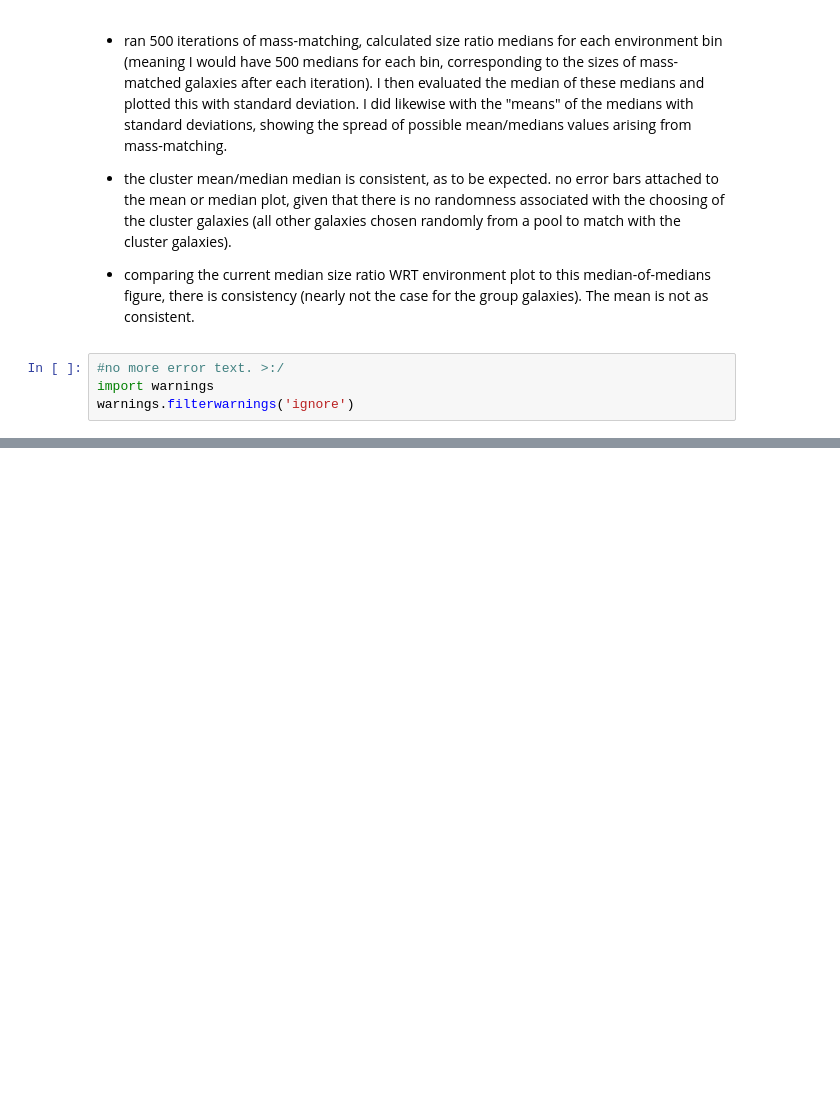
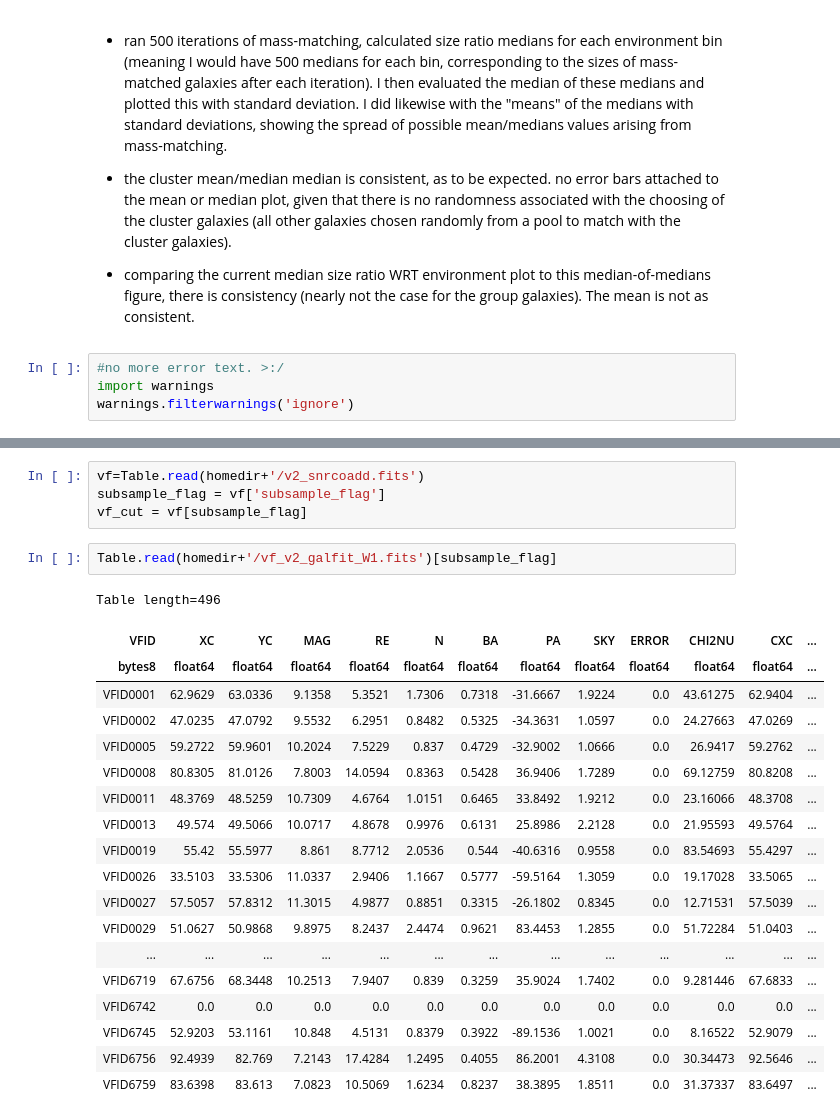
Before and after one commit to Kyssuber/research, a Jupyter notebook: data_analysis/virgowise_plots.ipynb, the cells around one changed output, grey strips where cells are left out. Cells and saved outputs as stored; diff of their text form; blank space fills up the shorter version.

```diff
--- a/data_analysis/virgowise_plots.ipynb
+++ b/data_analysis/virgowise_plots.ipynb
@@ -415 +414,27 @@ Did likewise for WISESize, but number of galaxies in each bin found by calculati
 <Figure size 640x480 with 0 Axes>
+# %%
+vf=Table.read(homedir+'/v2_snrcoadd.fits')
+subsample_flag = vf['subsample_flag']
+vf_cut = vf[subsample_flag]
+# %%
+Table.read(homedir+'/vf_v2_galfit_W1.fits')[subsample_flag]
+# %% [output]
+Table length=496
+| VFID | XC | YC | MAG | RE | N | BA | PA | SKY | ERROR | CHI2NU | CXC | ... |
+| bytes8 | float64 | float64 | float64 | float64 | float64 | float64 | float64 | float64 | float64 | float64 | float64 | ... |
+| VFID0001 | 62.9629 | 63.0336 | 9.1358 | 5.3521 | 1.7306 | 0.7318 | -31.6667 | 1.9224 | 0.0 | 43.61275 | 62.9404 | ... |
+| VFID0002 | 47.0235 | 47.0792 | 9.5532 | 6.2951 | 0.8482 | 0.5325 | -34.3631 | 1.0597 | 0.0 | 24.27663 | 47.0269 | ... |
+| VFID0005 | 59.2722 | 59.9601 | 10.2024 | 7.5229 | 0.837 | 0.4729 | -32.9002 | 1.0666 | 0.0 | 26.9417 | 59.2762 | ... |
+| VFID0008 | 80.8305 | 81.0126 | 7.8003 | 14.0594 | 0.8363 | 0.5428 | 36.9406 | 1.7289 | 0.0 | 69.12759 | 80.8208 | ... |
+| VFID0011 | 48.3769 | 48.5259 | 10.7309 | 4.6764 | 1.0151 | 0.6465 | 33.8492 | 1.9212 | 0.0 | 23.16066 | 48.3708 | ... |
+| VFID0013 | 49.574 | 49.5066 | 10.0717 | 4.8678 | 0.9976 | 0.6131 | 25.8986 | 2.2128 | 0.0 | 21.95593 | 49.5764 | ... |
+| VFID0019 | 55.42 | 55.5977 | 8.861 | 8.7712 | 2.0536 | 0.544 | -40.6316 | 0.9558 | 0.0 | 83.54693 | 55.4297 | ... |
+| VFID0026 | 33.5103 | 33.5306 | 11.0337 | 2.9406 | 1.1667 | 0.5777 | -59.5164 | 1.3059 | 0.0 | 19.17028 | 33.5065 | ... |
+| VFID0027 | 57.5057 | 57.8312 | 11.3015 | 4.9877 | 0.8851 | 0.3315 | -26.1802 | 0.8345 | 0.0 | 12.71531 | 57.5039 | ... |
+| VFID0029 | 51.0627 | 50.9868 | 9.8975 | 8.2437 | 2.4474 | 0.9621 | 83.4453 | 1.2855 | 0.0 | 51.72284 | 51.0403 | ... |
+| ... | ... | ... | ... | ... | ... | ... | ... | ... | ... | ... | ... | ... |
+| VFID6719 | 67.6756 | 68.3448 | 10.2513 | 7.9407 | 0.839 | 0.3259 | 35.9024 | 1.7402 | 0.0 | 9.281446 | 67.6833 | ... |
+| VFID6742 | 0.0 | 0.0 | 0.0 | 0.0 | 0.0 | 0.0 | 0.0 | 0.0 | 0.0 | 0.0 | 0.0 | ... |
+| VFID6745 | 52.9203 | 53.1161 | 10.848 | 4.5131 | 0.8379 | 0.3922 | -89.1536 | 1.0021 | 0.0 | 8.16522 | 52.9079 | ... |
+| VFID6756 | 92.4939 | 82.769 | 7.2143 | 17.4284 | 1.2495 | 0.4055 | 86.2001 | 4.3108 | 0.0 | 30.34473 | 92.5646 | ... |
+| VFID6759 | 83.6398 | 83.613 | 7.0823 | 10.5069 | 1.6234 | 0.8237 | 38.3895 | 1.8511 | 0.0 | 31.37337 | 83.6497 | ... |
```
Also changed, not shown: parts of 13 cells of this notebook, 7 other files.
